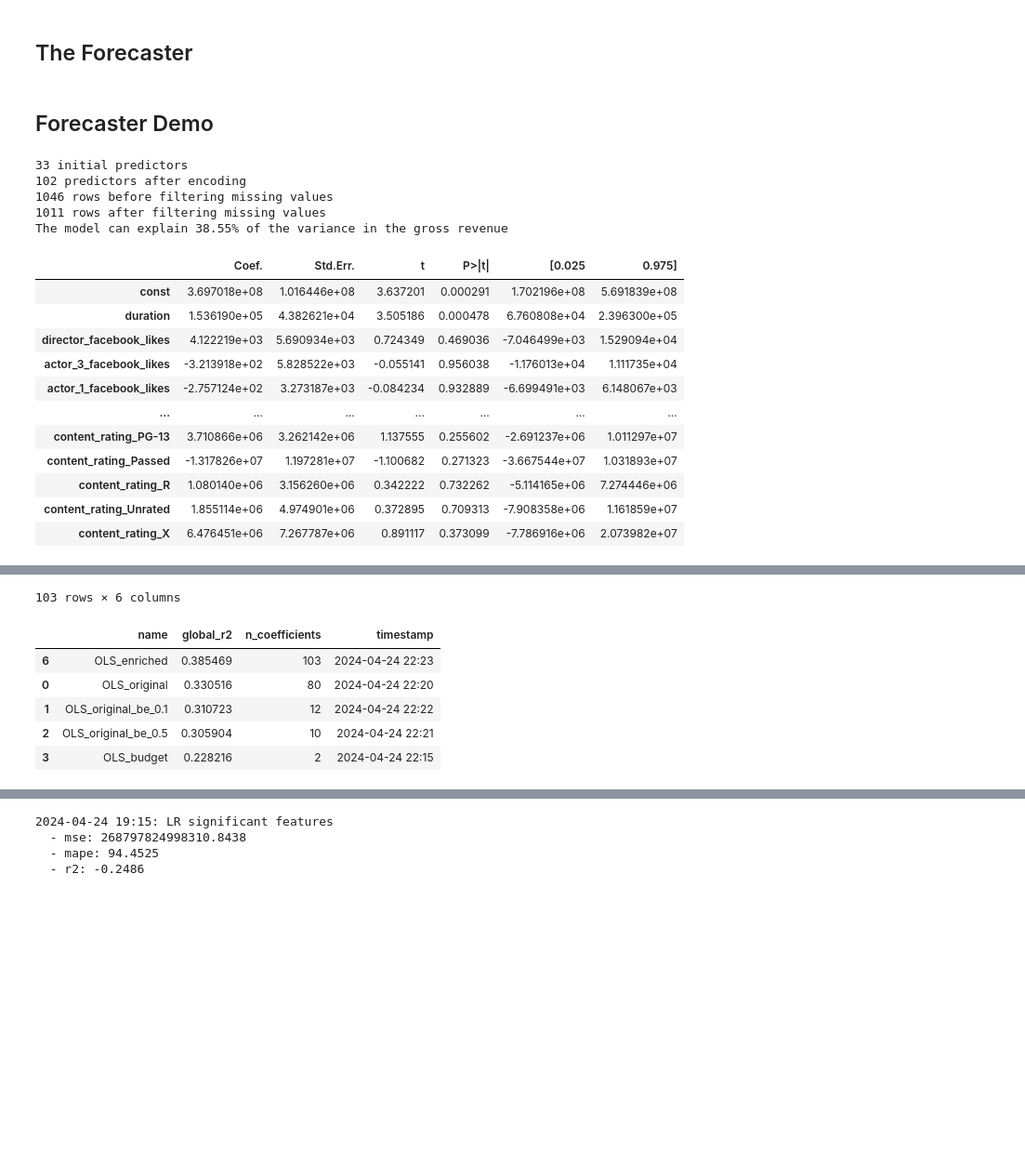
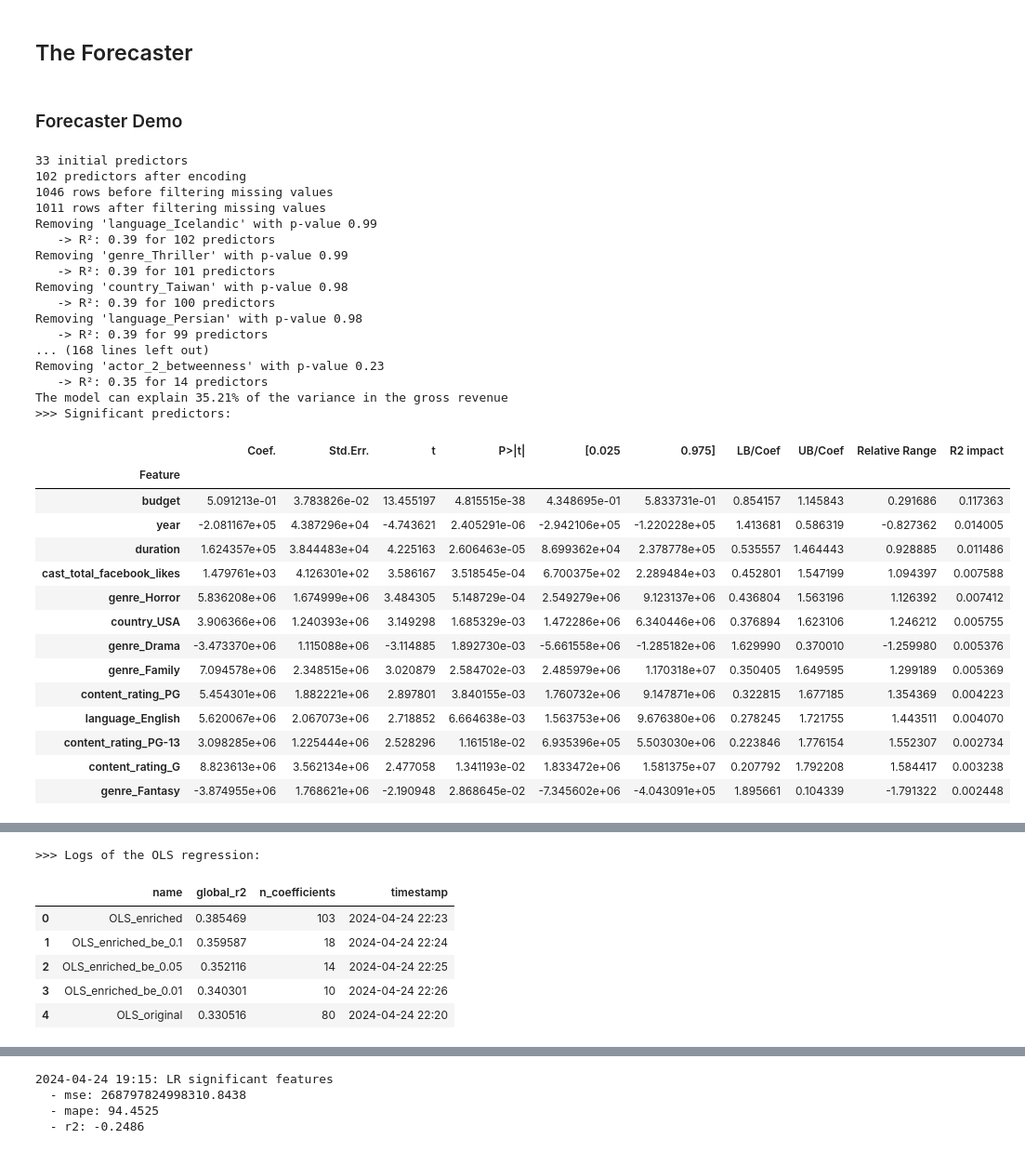
Before and after one commit to MathieuDemarets/hackathon, a Jupyter notebook: scripts/movie_director_office.ipynb, the cells around one changed output, grey strips where cells are left out. Shown at 93% size. Cells and saved outputs as stored; diff of their text form; code cells hidden in the pictures; blank space fills up the shorter version.

Commit message:
Explainability in OLS

```diff
--- a/scripts/movie_director_office.ipynb
+++ b/scripts/movie_director_office.ipynb
@@ -1616,32 +1699,55 @@ class MDO_Forecaster(MDO_Researcher):
 # %% [markdown]
-## Forecaster Demo
+### Forecaster Demo
 # %%
 tom = MDO_Forecaster.from_enriched(
     pre="../data/pre_release.csv", after="../data/after_release.csv",
     path="../data/enriched_data.csv", drop_na=False)
 
 tom.prepare_X_y(target="gross", verbose=True)
 results = tom.get_OLS_significance(
-    log_name="OLS_enriched", verbose=True,
-    backward_elimination=False, alpha=0.1)
+    log_name="OLS_enriched_be_0.05", verbose=True,
+    backward_elimination=True, alpha=0.05, explainable=True)
+
+# Interpret the results
 print(f"The model can explain {results["Global R2"]:.2%} of the variance in the gross revenue")
+print(">>> Significant predictors:")
 display(results["Coefficients"])
+sns.barplot(x="Feature", y="R2 impact", data=results["Coefficients"].head(10))
+plt.title("Permutation importance of the predictors")
+plt.xticks(rotation=45, ha="right")
+plt.show()
+print(">>> Logs of the OLS regression:")
 display(results["Logs"].head())
 # %% [output]
 33 initial predictors
 102 predictors after encoding
 1046 rows before filtering missing values
 1011 rows after filtering missing values
-The model can explain 38.55% of the variance in the gross revenue
+Removing 'language_Icelandic' with p-value 0.99
+   -> R²: 0.39 for 102 predictors
+Removing 'genre_Thriller' with p-value 0.99
+   -> R²: 0.39 for 101 predictors
+Removing 'country_Taiwan' with p-value 0.98
+   -> R²: 0.39 for 100 predictors
+Removing 'language_Persian' with p-value 0.98
+   -> R²: 0.39 for 99 predictors
+... (168 lines left out)
+Removing 'actor_2_betweenness' with p-value 0.23
+   -> R²: 0.35 for 14 predictors
+The model can explain 35.21% of the variance in the gross revenue
+>>> Significant predictors:
-|  | Coef. | Std.Err. | t | P>|t| | [0.025 | 0.975] |
-| const | 3.697018e+08 | 1.016446e+08 | 3.637201 | 0.000291 | 1.702196e+08 | 5.691839e+08 |
-| duration | 1.536190e+05 | 4.382621e+04 | 3.505186 | 0.000478 | 6.760808e+04 | 2.396300e+05 |
-| director_facebook_likes | 4.122219e+03 | 5.690934e+03 | 0.724349 | 0.469036 | -7.046499e+03 | 1.529094e+04 |
-| actor_3_facebook_likes | -3.213918e+02 | 5.828522e+03 | -0.055141 | 0.956038 | -1.176013e+04 | 1.111735e+04 |
-| actor_1_facebook_likes | -2.757124e+02 | 3.273187e+03 | -0.084234 | 0.932889 | -6.699491e+03 | 6.148067e+03 |
-| ... | ... | ... | ... | ... | ... | ... |
-| content_rating_PG-13 | 3.710866e+06 | 3.262142e+06 | 1.137555 | 0.255602 | -2.691237e+06 | 1.011297e+07 |
-| content_rating_Passed | -1.317826e+07 | 1.197281e+07 | -1.100682 | 0.271323 | -3.667544e+07 | 1.031893e+07 |
-| content_rating_R | 1.080140e+06 | 3.156260e+06 | 0.342222 | 0.732262 | -5.114165e+06 | 7.274446e+06 |
-| content_rating_Unrated | 1.855114e+06 | 4.974901e+06 | 0.372895 | 0.709313 | -7.908358e+06 | 1.161859e+07 |
-| content_rating_X | 6.476451e+06 | 7.267787e+06 | 0.891117 | 0.373099 | -7.786916e+06 | 2.073982e+07 |
+|  | Coef. | Std.Err. | t | P>|t| | [0.025 | 0.975] | LB/Coef | UB/Coef | Relative Range | R2 impact |
+| Feature |  |  |  |  |  |  |  |  |  |  |
+| budget | 5.091213e-01 | 3.783826e-02 | 13.455197 | 4.815515e-38 | 4.348695e-01 | 5.833731e-01 | 0.854157 | 1.145843 | 0.291686 | 0.117363 |
+| year | -2.081167e+05 | 4.387296e+04 | -4.743621 | 2.405291e-06 | -2.942106e+05 | -1.220228e+05 | 1.413681 | 0.586319 | -0.827362 | 0.014005 |
+| duration | 1.624357e+05 | 3.844483e+04 | 4.225163 | 2.606463e-05 | 8.699362e+04 | 2.378778e+05 | 0.535557 | 1.464443 | 0.928885 | 0.011486 |
+| cast_total_facebook_likes | 1.479761e+03 | 4.126301e+02 | 3.586167 | 3.518545e-04 | 6.700375e+02 | 2.289484e+03 | 0.452801 | 1.547199 | 1.094397 | 0.007588 |
+| genre_Horror | 5.836208e+06 | 1.674999e+06 | 3.484305 | 5.148729e-04 | 2.549279e+06 | 9.123137e+06 | 0.436804 | 1.563196 | 1.126392 | 0.007412 |
+| country_USA | 3.906366e+06 | 1.240393e+06 | 3.149298 | 1.685329e-03 | 1.472286e+06 | 6.340446e+06 | 0.376894 | 1.623106 | 1.246212 | 0.005755 |
+| genre_Drama | -3.473370e+06 | 1.115088e+06 | -3.114885 | 1.892730e-03 | -5.661558e+06 | -1.285182e+06 | 1.629990 | 0.370010 | -1.259980 | 0.005376 |
+| genre_Family | 7.094578e+06 | 2.348515e+06 | 3.020879 | 2.584702e-03 | 2.485979e+06 | 1.170318e+07 | 0.350405 | 1.649595 | 1.299189 | 0.005369 |
+| content_rating_PG | 5.454301e+06 | 1.882221e+06 | 2.897801 | 3.840155e-03 | 1.760732e+06 | 9.147871e+06 | 0.322815 | 1.677185 | 1.354369 | 0.004223 |
+| language_English | 5.620067e+06 | 2.067073e+06 | 2.718852 | 6.664638e-03 | 1.563753e+06 | 9.676380e+06 | 0.278245 | 1.721755 | 1.443511 | 0.004070 |
+| content_rating_PG-13 | 3.098285e+06 | 1.225444e+06 | 2.528296 | 1.161518e-02 | 6.935396e+05 | 5.503030e+06 | 0.223846 | 1.776154 | 1.552307 | 0.002734 |
+| content_rating_G | 8.823613e+06 | 3.562134e+06 | 2.477058 | 1.341193e-02 | 1.833472e+06 | 1.581375e+07 | 0.207792 | 1.792208 | 1.584417 | 0.003238 |
+| genre_Fantasy | -3.874955e+06 | 1.768621e+06 | -2.190948 | 2.868645e-02 | -7.345602e+06 | -4.043091e+05 | 1.895661 | 0.104339 | -1.791322 | 0.002448 |
@@ -1648,7 +1755,7 @@ The model can explain 38.55% of the variance in the gross revenue
-103 rows × 6 columns
+>>> Logs of the OLS regression:
 |  | name | global_r2 | n_coefficients | timestamp |
-| 6 | OLS_enriched | 0.385469 | 103 | 2024-04-24 22:23 |
-| 0 | OLS_original | 0.330516 | 80 | 2024-04-24 22:20 |
-| 1 | OLS_original_be_0.1 | 0.310723 | 12 | 2024-04-24 22:22 |
-| 2 | OLS_original_be_0.5 | 0.305904 | 10 | 2024-04-24 22:21 |
-| 3 | OLS_budget | 0.228216 | 2 | 2024-04-24 22:15 |
+| 0 | OLS_enriched | 0.385469 | 103 | 2024-04-24 22:23 |
+| 1 | OLS_enriched_be_0.1 | 0.359587 | 18 | 2024-04-24 22:24 |
+| 2 | OLS_enriched_be_0.05 | 0.352116 | 14 | 2024-04-24 22:25 |
+| 3 | OLS_enriched_be_0.01 | 0.340301 | 10 | 2024-04-24 22:26 |
+| 4 | OLS_original | 0.330516 | 80 | 2024-04-24 22:20 |
```
Also changed, not shown: parts of 10 cells of this notebook, 1 other file.
